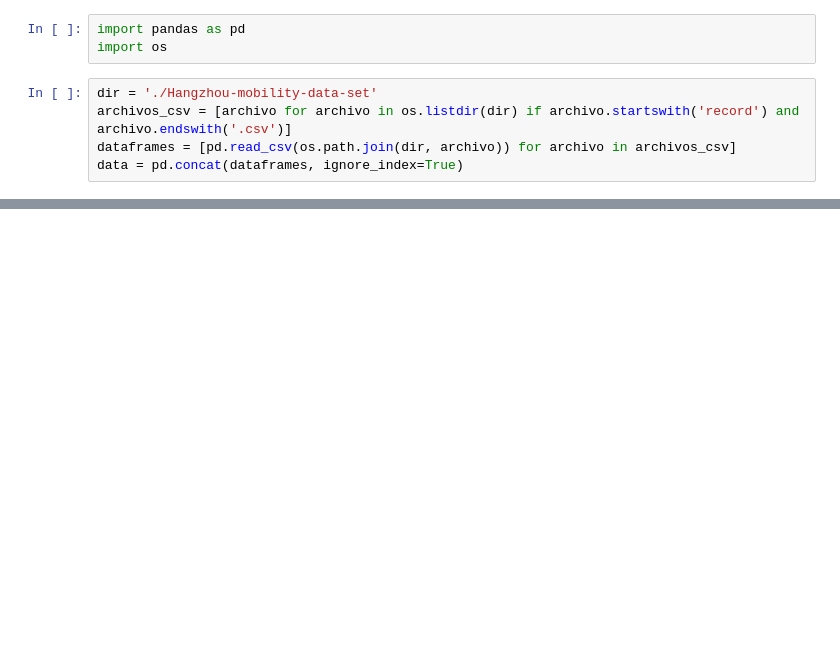
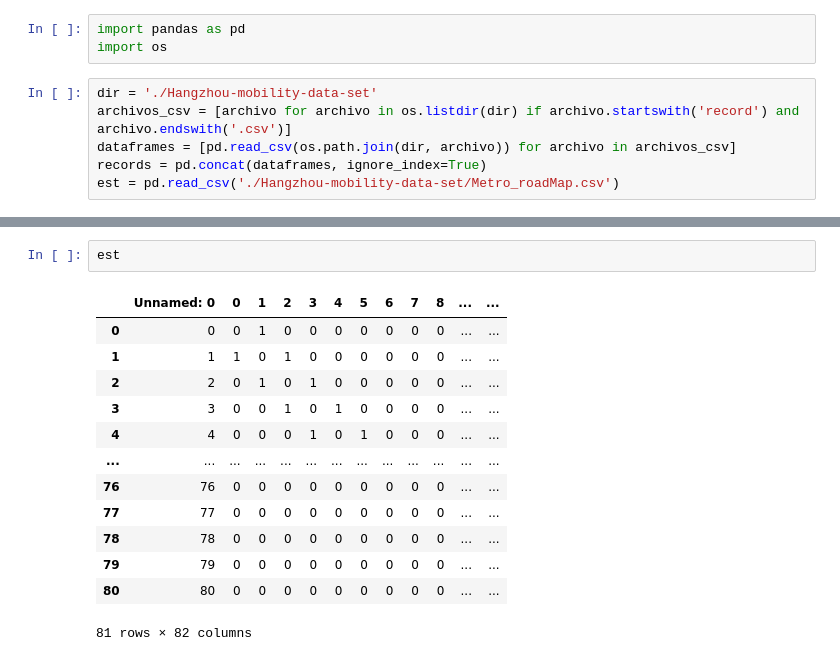
Before and after one commit to quiquecueto/TFM-Intelligent-Systems, a Jupyter notebook: TFM_project.ipynb, the cells around one changed output, grey strips where cells are left out. Cells and saved outputs as stored; diff of their text form; blank space fills up the shorter version.

```diff
--- a/TFM_project.ipynb
+++ b/TFM_project.ipynb
@@ -5,4 +5,5 @@ import os
 dir = './Hangzhou-mobility-data-set'
 archivos_csv = [archivo for archivo in os.listdir(dir) if archivo.startswith('record') and archivo.endswith('.csv')]
 dataframes = [pd.read_csv(os.path.join(dir, archivo)) for archivo in archivos_csv]
-data = pd.concat(dataframes, ignore_index=True)
+records = pd.concat(dataframes, ignore_index=True)
+est = pd.read_csv('./Hangzhou-mobility-data-set/Metro_roadMap.csv')
@@ -67,0 +26,16 @@ data.head(10)
+# %%
+est
+# %% [output]
+|  | Unnamed: 0 | 0 | 1 | 2 | 3 | 4 | 5 | 6 | 7 | 8 | ... | ... |
+| 0 | 0 | 0 | 1 | 0 | 0 | 0 | 0 | 0 | 0 | 0 | ... | ... |
+| 1 | 1 | 1 | 0 | 1 | 0 | 0 | 0 | 0 | 0 | 0 | ... | ... |
+| 2 | 2 | 0 | 1 | 0 | 1 | 0 | 0 | 0 | 0 | 0 | ... | ... |
+| 3 | 3 | 0 | 0 | 1 | 0 | 1 | 0 | 0 | 0 | 0 | ... | ... |
+| 4 | 4 | 0 | 0 | 0 | 1 | 0 | 1 | 0 | 0 | 0 | ... | ... |
+| ... | ... | ... | ... | ... | ... | ... | ... | ... | ... | ... | ... | ... |
+| 76 | 76 | 0 | 0 | 0 | 0 | 0 | 0 | 0 | 0 | 0 | ... | ... |
+| 77 | 77 | 0 | 0 | 0 | 0 | 0 | 0 | 0 | 0 | 0 | ... | ... |
+| 78 | 78 | 0 | 0 | 0 | 0 | 0 | 0 | 0 | 0 | 0 | ... | ... |
+| 79 | 79 | 0 | 0 | 0 | 0 | 0 | 0 | 0 | 0 | 0 | ... | ... |
+| 80 | 80 | 0 | 0 | 0 | 0 | 0 | 0 | 0 | 0 | 0 | ... | ... |
+81 rows × 82 columns
```
Also changed, not shown: parts of 18 cells of this notebook.
